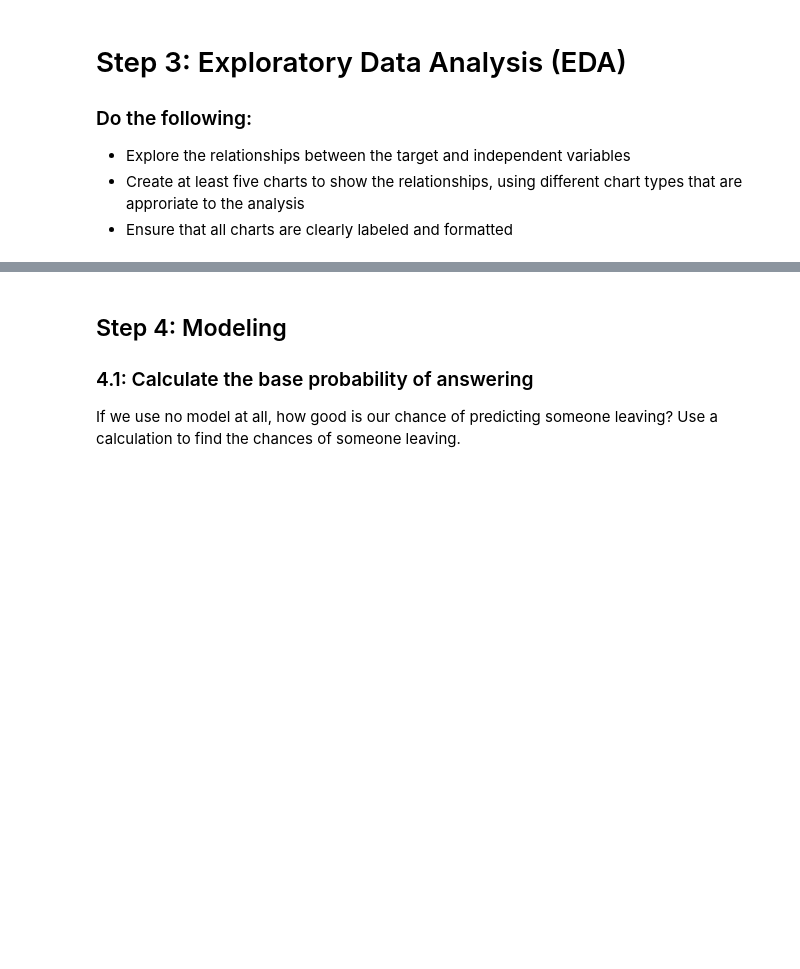
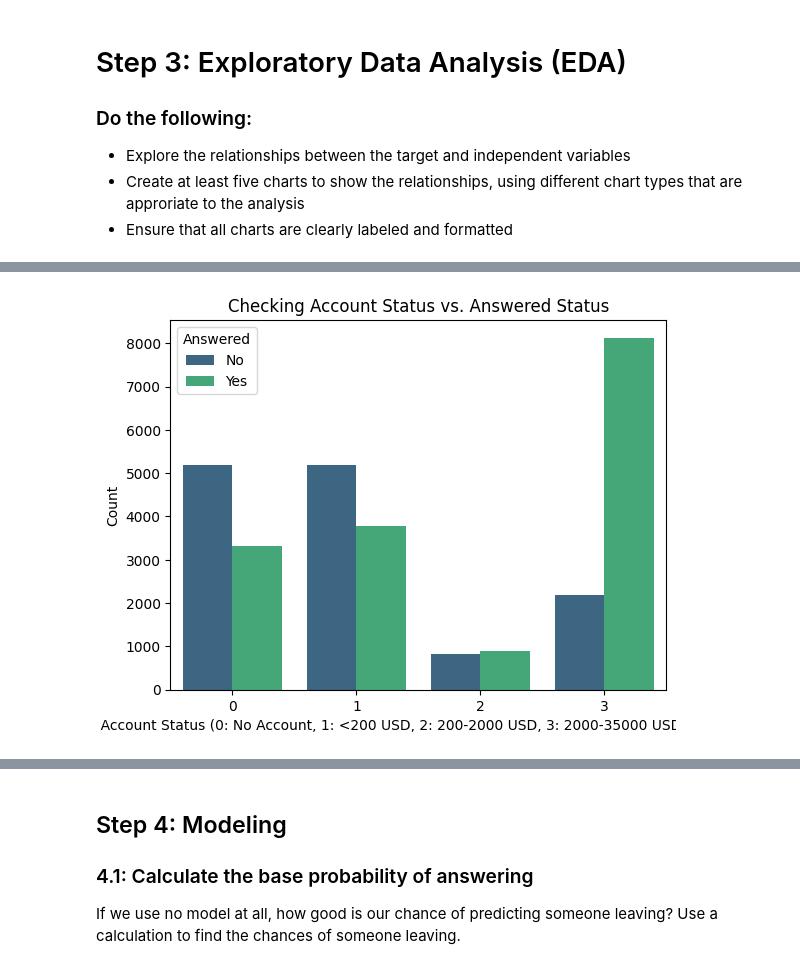
Before and after one commit to thornton330j/IS-4487, a Jupyter notebook: Assignments/assignment_10_ThorntonJackson.ipynb, the cells around one changed output, grey strips where cells are left out. Saved outputs shown, nothing was run; the diff lists cells and outputs as text; code cells hidden in the pictures; blank space fills up the shorter version.

```diff
--- a/Assignments/assignment_10_ThorntonJackson.ipynb
+++ b/Assignments/assignment_10_ThorntonJackson.ipynb
@@ -138,0 +272,10 @@ Data loaded successfully into DataFrame 'df'. First 5 rows:
+# %%
+# Chart 4: Checking Account Status vs. Answered 🔧
+sns.countplot(data=df_clean, x='chk_acct', hue='answered', palette='viridis')
+plt.title('Checking Account Status vs. Answered Status')
+plt.xlabel('Checking Account Status (0: No Account, 1: <200 USD, 2: 200-2000 USD, 3: 2000-35000 USD, 4: >=3500 USD)')
+plt.ylabel('Count')
+plt.legend(title='Answered', labels=['No', 'Yes'])
+plt.show()
+# %% [output]
+[figure, added]
```
Also changed, not shown: parts of 59 cells of this notebook.
